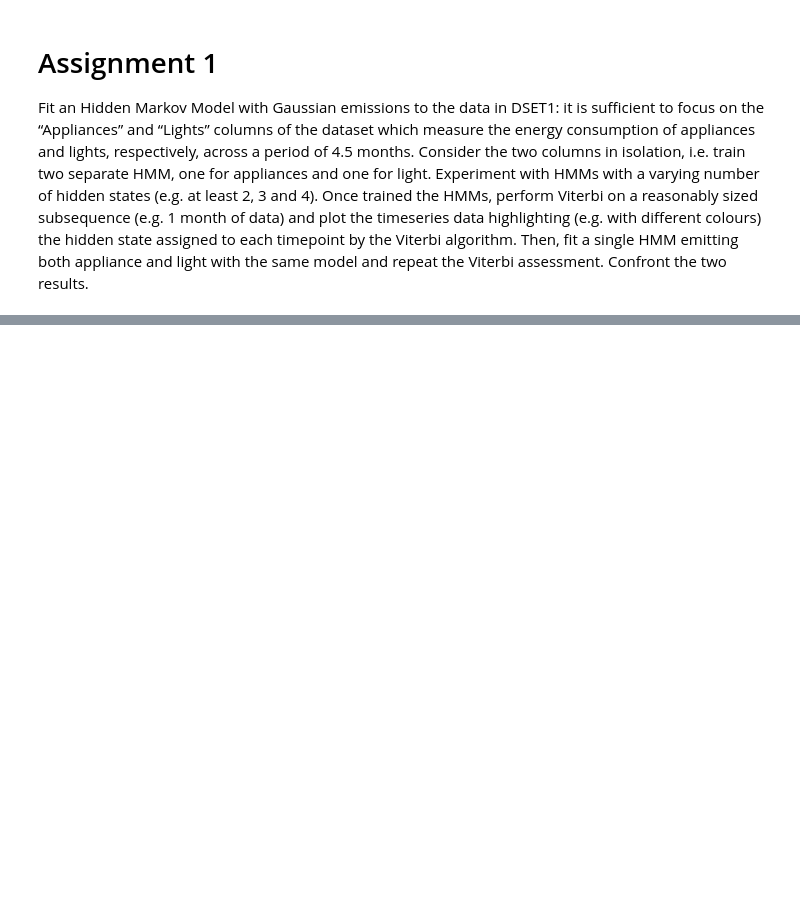
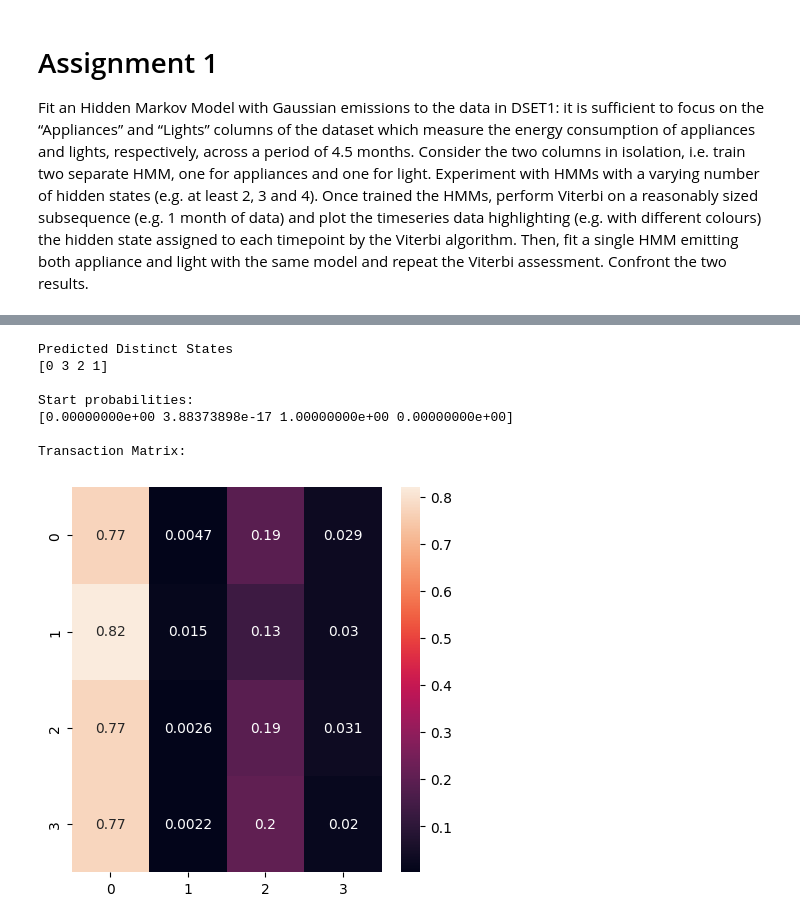
Before and after one commit to nicas83/unipi-intel-system-ispr, a Jupyter notebook: GNicassio_Assignment1.ipynb, the cells around one changed output, grey strips where cells are left out. Cells and saved outputs as stored; diff of their text form; code cells hidden in the pictures; blank space fills up the shorter version.

```diff
--- a/GNicassio_Assignment1.ipynb
+++ b/GNicassio_Assignment1.ipynb
@@ -14,0 +162,12 @@ from sklearn.model_selection import train_test_split
+# %%
+plot_parameters(model)
+prediction, dataset = applying_prediction(dataset, model, 'lights', '2016-04-01', '2016-04-30')
+# %% [output]
+Predicted Distinct States
+[0 3 2 1]
+
+Start probabilities:
+[0.00000000e+00 3.88373898e-17 1.00000000e+00 0.00000000e+00]
+
+Transaction Matrix:
+[figure, added]
```
Also changed, not shown: parts of 38 cells of this notebook.
